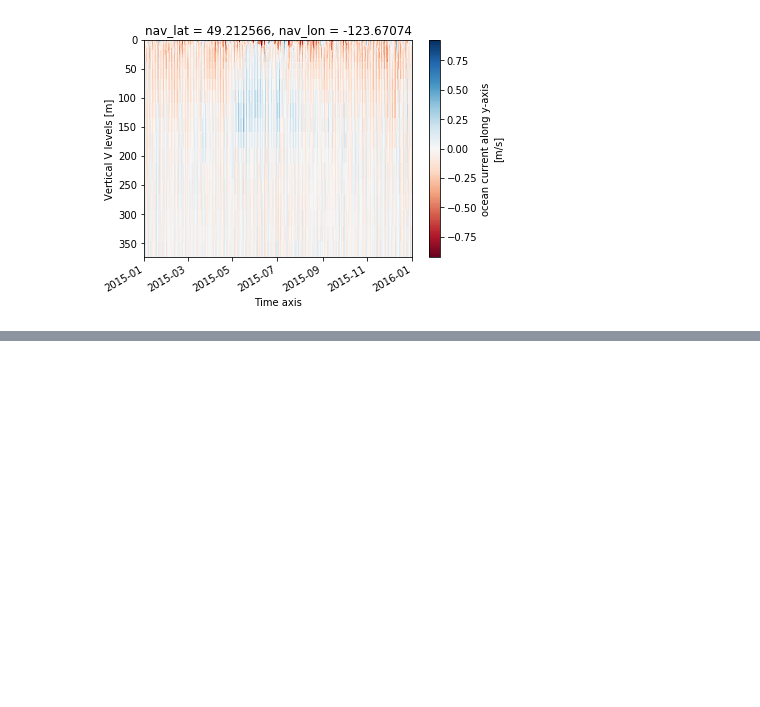
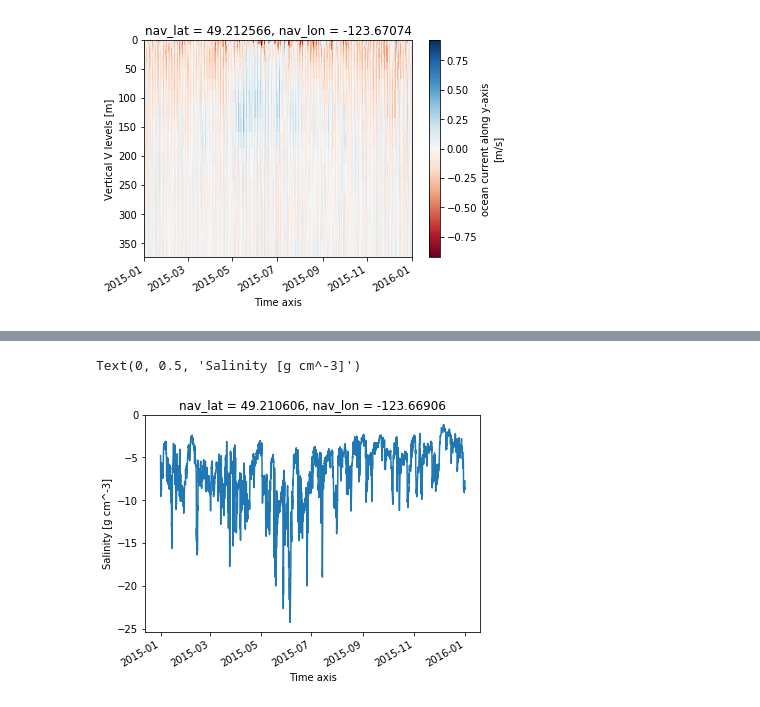
Before and after one commit to ambhudia/analysis-ashutosh, a Jupyter notebook: mohid_viz.ipynb, the cells around one changed output, grey strips where cells are left out. Saved outputs shown, nothing was run; the diff lists cells and outputs as text; code cells hidden in the pictures; blank space fills up the shorter version.

```diff
--- a/mohid_viz.ipynb
+++ b/mohid_viz.ipynb
@@ -117,0 +126,6 @@ velocity('current_v/sog2015.nc')
+# %%
+(data.isel(deptht=0)-data.isel(deptht=-1)).plot()
+plt.ylabel('Salinity [g cm^-3]')
+# %% [output]
+Text(0, 0.5, 'Salinity [g cm^-3]')
+[figure, added]
```
Also changed, not shown: parts of 2 cells of this notebook, 3 other files.
